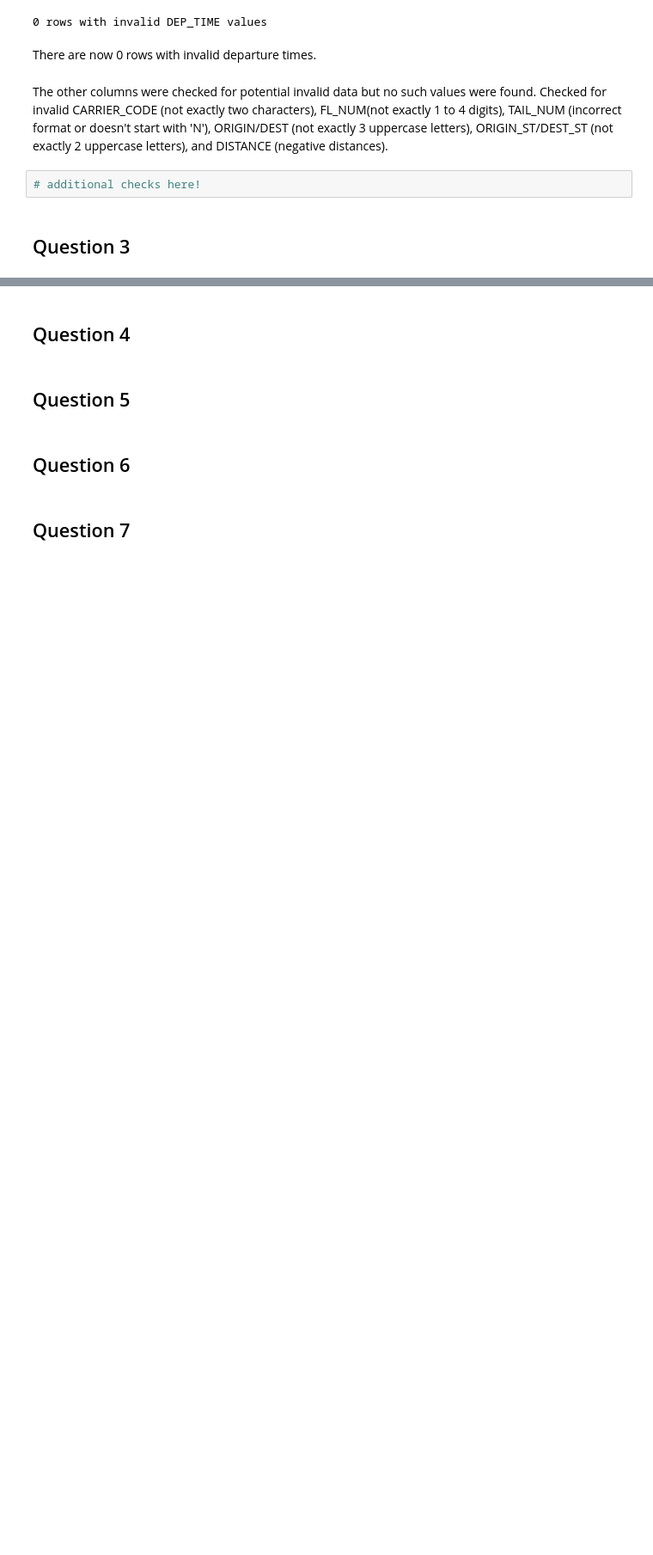
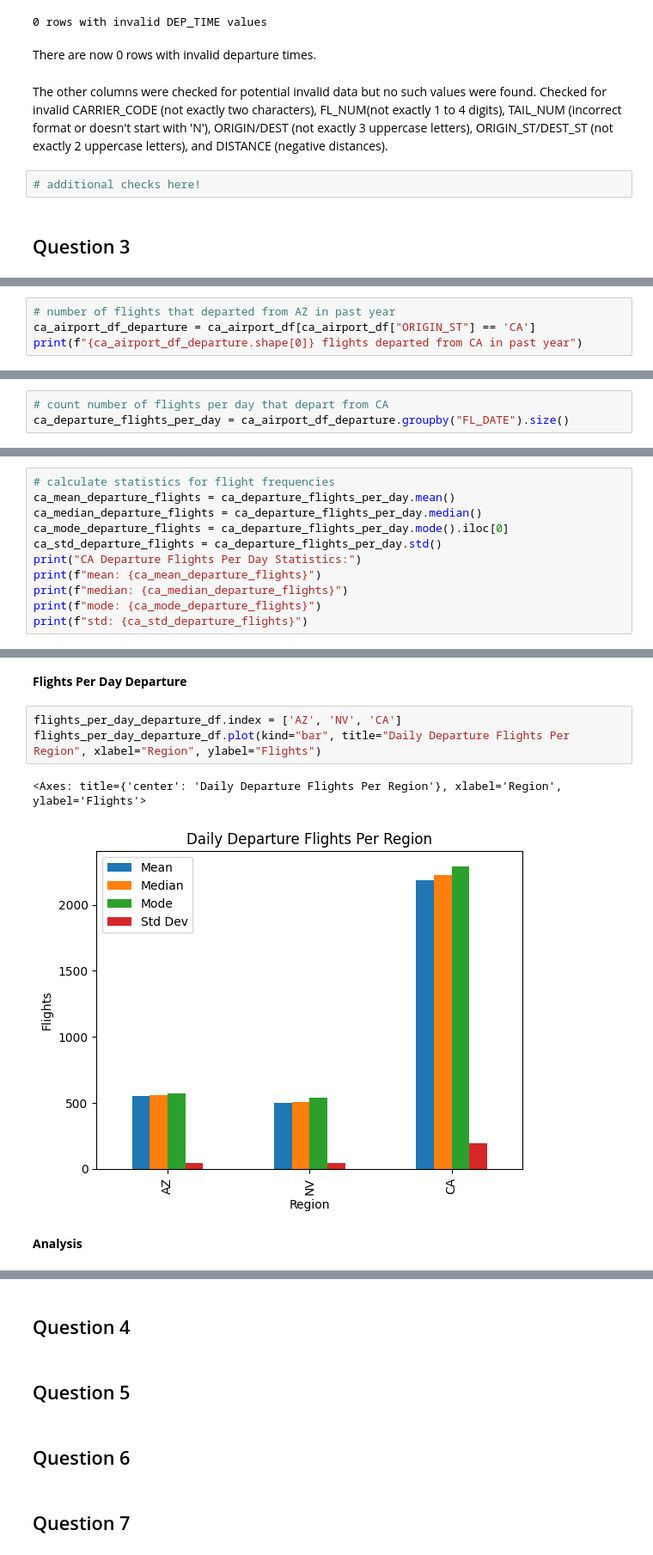
Before and after one commit to GauriRajesh733/DS3000-Practicum1, a Jupyter notebook: DS3000_Practicum1.ipynb, the cells around one changed output, grey strips where cells are left out. Shown at 86% size. Cells and saved outputs as stored; diff of their text form; blank space fills up the shorter version.

```diff
--- a/DS3000_Practicum1.ipynb
+++ b/DS3000_Practicum1.ipynb
@@ -186,0 +396,4 @@ The other columns were checked for potential invalid data but no such values wer
+# %%
+# number of flights that departed from AZ in past year
+ca_airport_df_departure = ca_airport_df[ca_airport_df["ORIGIN_ST"] == 'CA']
+print(f"{ca_airport_df_departure.shape[0]} flights departed from CA in past year")
@@ -186,0 +402,3 @@ The other columns were checked for potential invalid data but no such values wer
+# %%
+# count number of flights per day that depart from CA
+ca_departure_flights_per_day = ca_airport_df_departure.groupby("FL_DATE").size()
@@ -186,0 +407,11 @@ The other columns were checked for potential invalid data but no such values wer
+# %%
+# calculate statistics for flight frequencies
+ca_mean_departure_flights = ca_departure_flights_per_day.mean()
+ca_median_departure_flights = ca_departure_flights_per_day.median()
+ca_mode_departure_flights = ca_departure_flights_per_day.mode().iloc[0]
+ca_std_departure_flights = ca_departure_flights_per_day.std()
+print("CA Departure Flights Per Day Statistics:")
+print(f"mean: {ca_mean_departure_flights}")
+print(f"median: {ca_median_departure_flights}")
+print(f"mode: {ca_mode_departure_flights}")
+print(f"std: {ca_std_departure_flights}")
@@ -186,0 +453,10 @@ The other columns were checked for potential invalid data but no such values wer
+# %% [markdown]
+**Flights Per Day Departure**
+# %%
+flights_per_day_departure_df.index = ['AZ', 'NV', 'CA']
+flights_per_day_departure_df.plot(kind="bar", title="Daily Departure Flights Per Region", xlabel="Region", ylabel="Flights")
+# %% [output]
+<Axes: title={'center': 'Daily Departure Flights Per Region'}, xlabel='Region', ylabel='Flights'>
+[figure, added]
+# %% [markdown]
+**Analysis**
```
Also changed, not shown: parts of 35 cells of this notebook.
